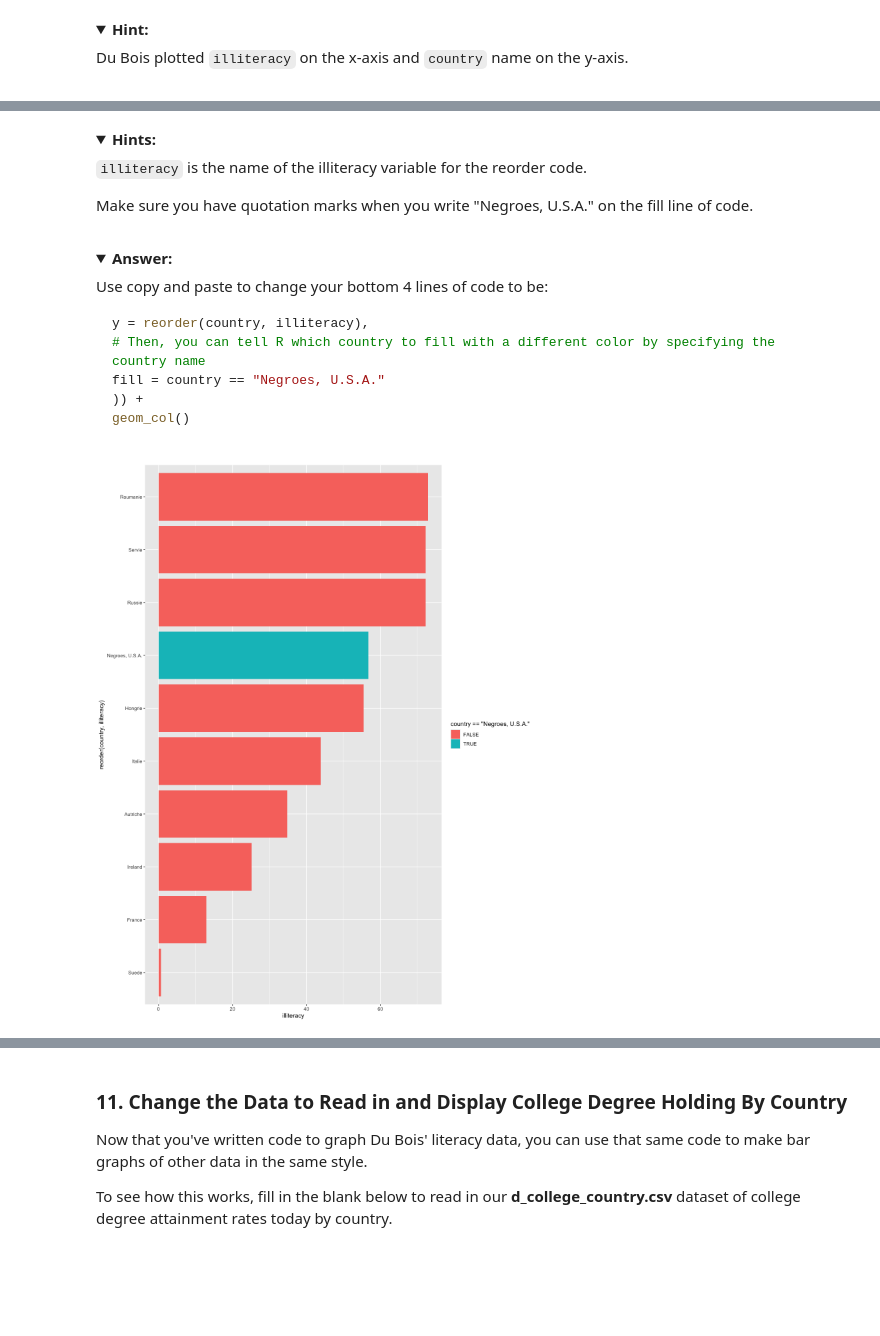
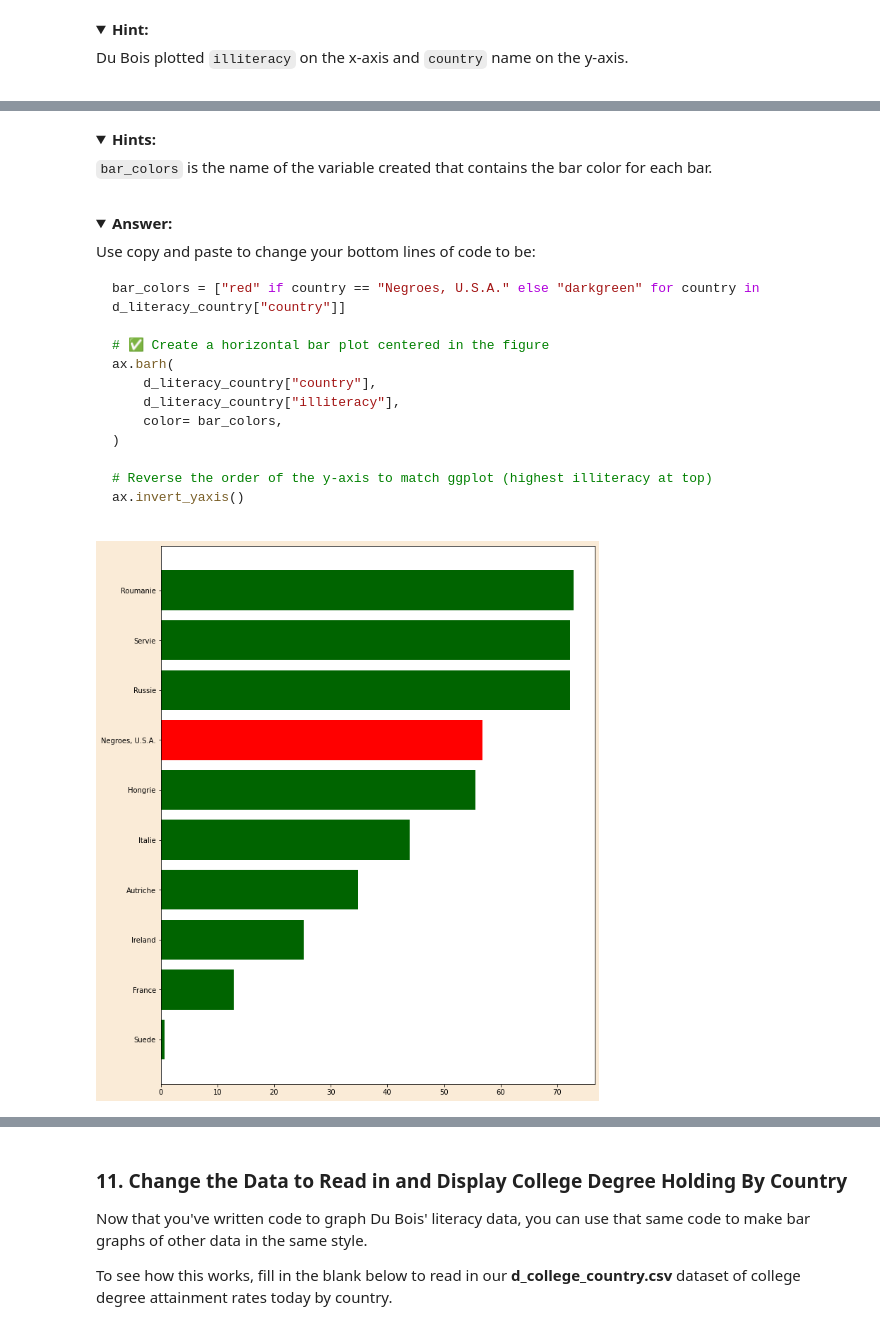
Before and after one commit to ehestir/Du-Bois-STEM, a Jupyter notebook: notebook_keys/python_key_literacy_dubois.ipynb, the cells around one changed output, grey strips where cells are left out. Cells and saved outputs as stored; diff of their text form; code cells hidden in the pictures; folded sections open; blank space fills up the shorter version.

````diff
--- a/notebook_keys/python_key_literacy_dubois.ipynb
+++ b/notebook_keys/python_key_literacy_dubois.ipynb
@@ -190,42 +202,52 @@ To make these changes in your own graph, edit the code below to:
 # %% [markdown]
 <details> <summary><strong>Hints:</strong></summary>
 
-```illiteracy``` is the name of the illiteracy variable for the reorder code.
-
-Make sure you have quotation marks when you write "Negroes, U.S.A." on the fill line of code.
+```bar_colors``` is the name of the variable created that contains the bar color for each bar.
 
 </details>
 # %% [markdown]
 <details> <summary><strong>Answer:</strong></summary>
 
-Use copy and paste to change your bottom 4 lines of code to be:
+Use copy and paste to change your bottom lines of code to be:
 
-```r
-y = reorder(country, illiteracy),
-# Then, you can tell R which country to fill with a different color by specifying the country name
-fill = country == "Negroes, U.S.A."
-)) +
-geom_col()
+```python
+bar_colors = ["red" if country == "Negroes, U.S.A." else "darkgreen" for country in d_literacy_country["country"]]
+
+# ✅ Create a horizontal bar plot centered in the figure
+ax.barh(
+    d_literacy_country["country"],
+    d_literacy_country["illiteracy"],
+    color= bar_colors,
+)
+
+# Reverse the order of the y-axis to match ggplot (highest illiteracy at top)
+ax.invert_yaxis()
 ```
 
 </details>
 # %%
-d_literacy_country <- read.csv("https://raw.githubusercontent.com/HigherEdData/Du-Bois-STEM/refs/heads/main/data/d_literacy_country.csv")
-library(ggplot2)
-options(repr.plot.width=22/2, repr.plot.height=28/2)
-source("https://raw.githubusercontent.com/HigherEdData/Du-Bois-STEM/refs/heads/main/theme_dubois.R")
+import pandas as pd
+import matplotlib.pyplot as plt
 
+# Load the data
+url = "https://raw.githubusercontent.com/HigherEdData/Du-Bois-STEM/refs/heads/main/data/d_literacy_country.csv"
+d_literacy_country = pd.read_csv(url)
 
-ggplot(d_literacy_country, aes(
-    x = illiteracy,
-# above is code you've already written for problems 1 through 5 above
+# Set up figure size and background color
+fig, ax = plt.subplots(figsize=(11, 14), facecolor="antiquewhite")
 
-# 1. fill in _______ with the correct variable name below to reorder by country
-    y = reorder(country, illiteracy),
-# 2. tell R which country to fill with a different color by filling in ________ with the country name
-    fill = country == "Negroes, U.S.A."
-)) +
-    geom_col()
+#  Create a bar_colors variable that contains "red" for the observations with "Negroes, U.S.A." country category and dark green for others
+bar_colors = ["red" if country == "Negroes, U.S.A." else "darkgreen" for country in d_literacy_country["country"]]
+
+# ✅ Create a horizontal bar plot centered in the figure
+ax.barh(
+    d_literacy_country["country"],
+    d_literacy_country["illiteracy"],
+    color= bar_colors, # apply red and green colors to the bars with the color bar color variable
+)
+
+# Reverse the order of the y-axis to match ggplot (highest illiteracy at top)
+ax.invert_yaxis()
 # %% [output]
-[figure, old version]
+[figure, new version]
 # %% [markdown]
````
Also changed, not shown: parts of 38 cells of this notebook, 1 other file.
